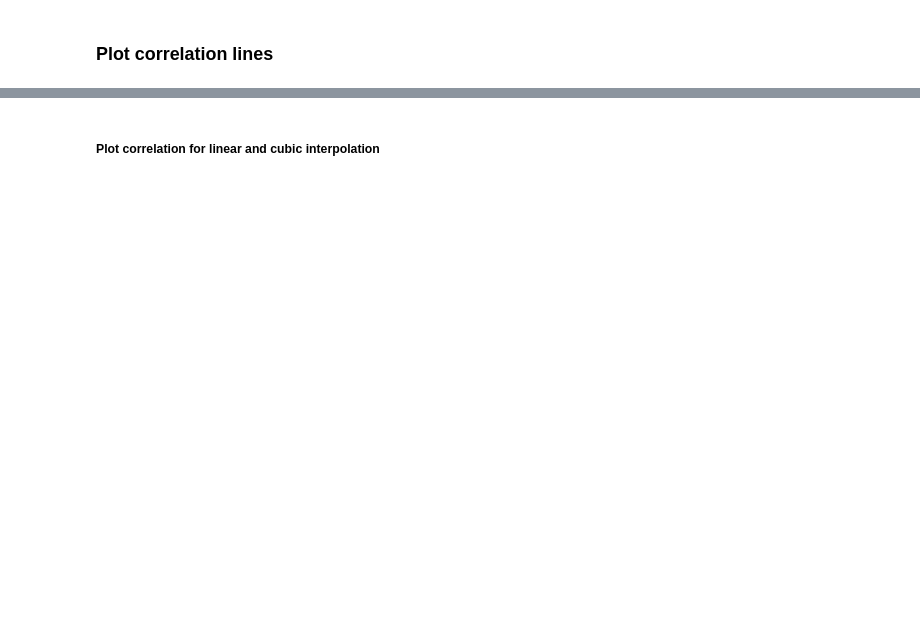
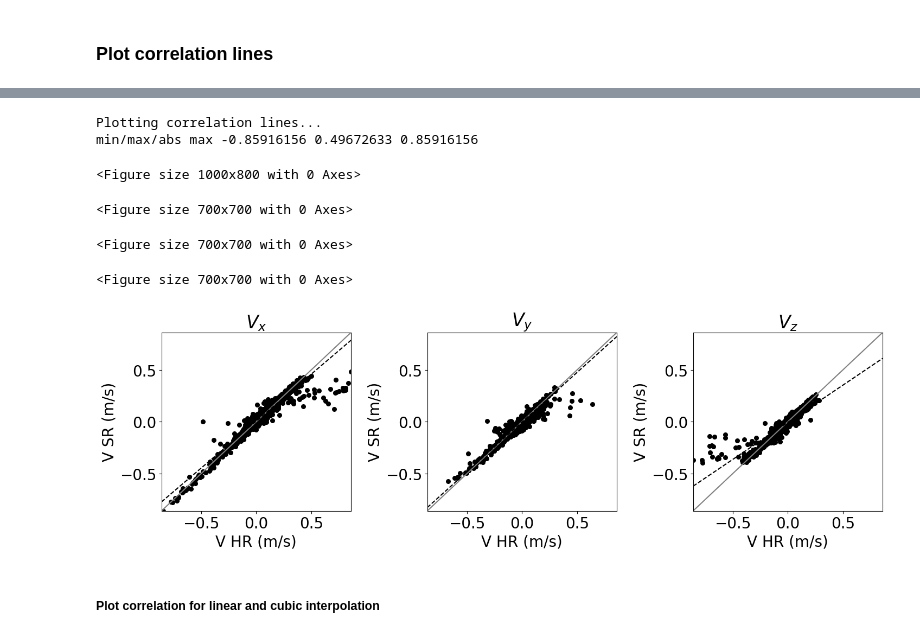
Before and after one commit to PiaaCaa/4DFlowNet, a Jupyter notebook: src/notebooks/evaluate_plots.ipynb, the cells around one changed output, grey strips where cells are left out. Cells and saved outputs as stored; diff of their text form; code cells hidden in the pictures; blank space fills up the shorter version.

```diff
--- a/src/notebooks/evaluate_plots.ipynb
+++ b/src/notebooks/evaluate_plots.ipynb
@@ -2021,3 +2246,18 @@ def f_regression(frame=34 , save = False):
+# %%
+# maek font bigger
+# font = {# 'weight' : 'bold',
+#       'size'   : 28}
+# matplotlib.rc('font', **font)
+frame = 35
+plot_correlation_nobounds(gt, pred,frame_idx=frame, save_as=f'{eval_dir}/{set_name}_M{model_name}_Correlationplt_pred_frame{frame}')
+# %% [output]
+Plotting correlation lines...
+min/max/abs max -0.85916156 0.49672633 0.85916156
+<Figure size 1000x800 with 0 Axes>
+<Figure size 700x700 with 0 Axes>
+<Figure size 700x700 with 0 Axes>
+<Figure size 700x700 with 0 Axes>
+[figure, added]
 # %% [markdown]
 ##### Plot correlation for linear and cubic interpolation
 # %%
```
Also changed, not shown: parts of 34 cells of this notebook.
